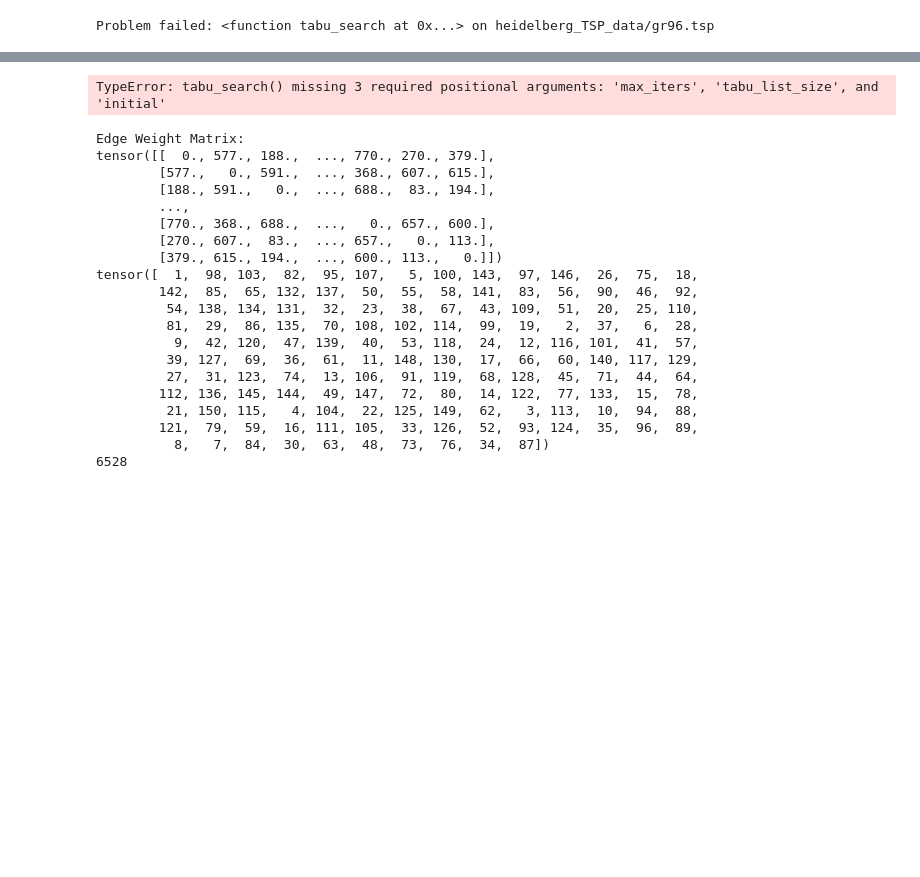
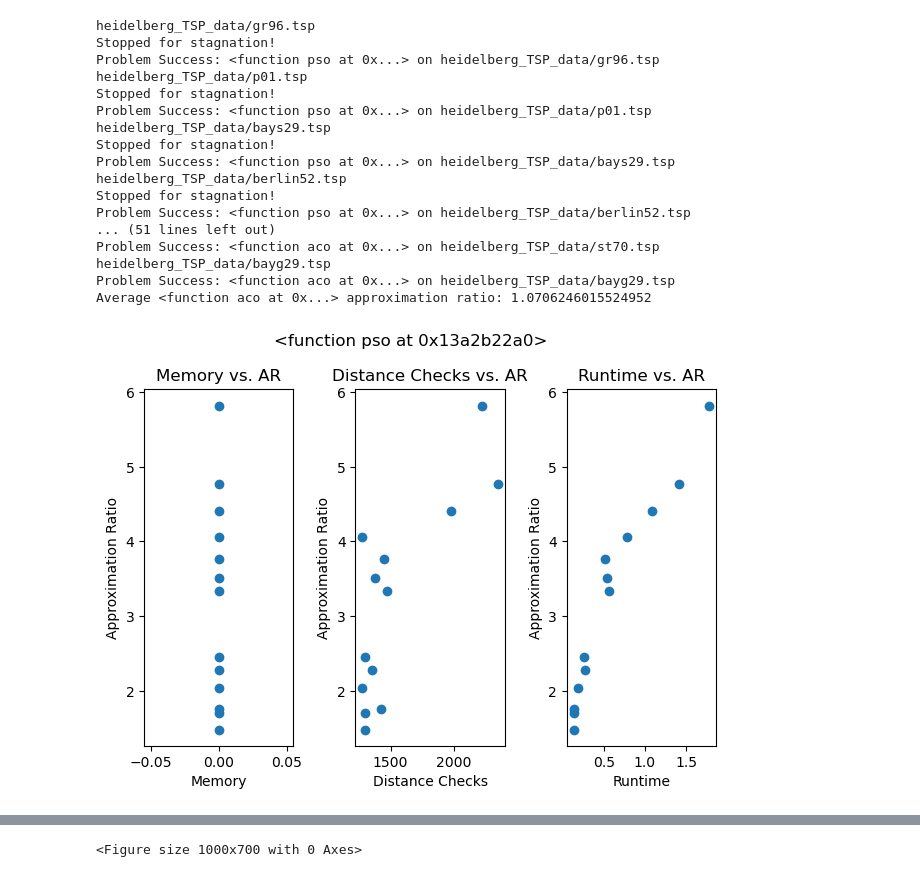
Before and after one commit to conorwell/neural_tsp, a Jupyter notebook: tsp_testing.ipynb, the cells around one changed output, grey strips where cells are left out. Drawn from its saved outputs; the diff is of its cells as text; code cells hidden in the pictures; blank space fills up the shorter version.

Commit message:
integration with aco and pso, added some problems to data directory

```diff
--- a/tsp_testing.ipynb
+++ b/tsp_testing.ipynb
@@ -66,7 +68,7 @@ def generatePlots(results):
     fig.tight_layout()
 # %%
 #collect techniques in list
-techniques = [tabu_search]
+techniques = [pso, aco]
 
 #fill problems list
 """
@@ -74,32 +76,52 @@ directory = 'heidelberg_TSP_data'
 problems = fill_problems(directory)
 """
 
 # run each function on many problems to compare results
 for t in techniques:
     figs = []
     # run each problem on the technique
     results = {'memory' : [], 'runtime': [], 'func_evals': [], 'closeness': []}
-    for p in problems:
+    for p in short_problems:
+        print(p.file)
         try:
             #take data and add to list for plotting purposes
             r = getData(t,p)
             results['memory'].append(r['memory'])
             results['func_evals'].append(r['func_evals'])
             results['runtime'].append(r['runtime'])
             results['closeness'].append(r['closeness'])
+            print(f'Problem Success: {t} on {p.file}')
         except:
            print(f'Problem failed: {t} on {p.file}')
+           """uncomment this line to debug algorithms"""
            r = getData(t,p)
 
     #for each function, generate a subfigure with each plot
     results['technique'] = t
     figs.append(generatePlots(results))
     print(f'Average {t} approximation ratio: {mean(results['closeness'])}')
 
 
 
 fig = plt.figure(figsize=(10, 7))
 (figs[0]) = fig.subfigures(3, 1)
 plt.show()
 # %% [output]
-Problem failed: <function tabu_search at 0x...> on heidelberg_TSP_data/gr96.tsp
+heidelberg_TSP_data/gr96.tsp
+Stopped for stagnation!
+Problem Success: <function pso at 0x...> on heidelberg_TSP_data/gr96.tsp
+heidelberg_TSP_data/p01.tsp
+Stopped for stagnation!
+Problem Success: <function pso at 0x...> on heidelberg_TSP_data/p01.tsp
+heidelberg_TSP_data/bays29.tsp
+Stopped for stagnation!
+Problem Success: <function pso at 0x...> on heidelberg_TSP_data/bays29.tsp
+heidelberg_TSP_data/berlin52.tsp
+Stopped for stagnation!
+Problem Success: <function pso at 0x...> on heidelberg_TSP_data/berlin52.tsp
+... (51 lines left out)
+Problem Success: <function aco at 0x...> on heidelberg_TSP_data/st70.tsp
+heidelberg_TSP_data/bayg29.tsp
+Problem Success: <function aco at 0x...> on heidelberg_TSP_data/bayg29.tsp
+Average <function aco at 0x...> approximation ratio: 1.0706246015524952
+[figure, added]
@@ -106,4 +129,4 @@ Problem failed: <function tabu_search at 0x...> on heidelberg_TSP_data/gr96.tsp
-TypeError: tabu_search() missing 3 required positional arguments: 'max_iters', 'tabu_list_size', and 'initial'
+<Figure size 1000x700 with 0 Axes>
 # %%
 def sortedTechnique(e_matrix):
     res = torch.tensor(range(1,e_matrix.shape[0]+1))
@@ -118,50 +141,6 @@ class Problem:
         self.solution = solution
         self.solution_length = solution_length
         self.file = tspfile
-# %%
-optimal_tour_distance = tsp_data_util.optimal_tour_distance
-tsp_file = 'heidelberg_TSP_data/ch150.tsp'  # coord matrix
-
-weight_matrix = tsp_data_util.generate_edge_weight_matrix(tsp_file)
-print("Edge Weight Matrix:")
-print(weight_matrix)
-
-opt_solution_tour = tsp_data_util.get_optimal_tour(tsp_file)
-print(opt_solution_tour)
-
-opt_solution_length = tsp_data_util.get_tour_length(tsp_file, opt_solution_tour)
-print(opt_solution_length)
-
-p1 = Problem(weight_matrix, opt_solution_tour, opt_solution_length, tsp_file)
-
-
-tsp_file = 'heidelberg_TSP_data/a280.tsp'  # coord matrix
-weight_matrix = tsp_data_util.generate_edge_weight_matrix(tsp_file)
-opt_solution_tour = tsp_data_util.get_optimal_tour(tsp_file)
-opt_solution_length = tsp_data_util.get_tour_length(tsp_file, opt_solution_tour)
-
-p2 = Problem(weight_matrix, opt_solution_tour, opt_solution_length, tsp_file)
-# %% [output]
-Edge Weight Matrix:
-tensor([[  0., 577., 188.,  ..., 770., 270., 379.],
-        [577.,   0., 591.,  ..., 368., 607., 615.],
-        [188., 591.,   0.,  ..., 688.,  83., 194.],
-        ...,
-        [770., 368., 688.,  ...,   0., 657., 600.],
-        [270., 607.,  83.,  ..., 657.,   0., 113.],
-        [379., 615., 194.,  ..., 600., 113.,   0.]])
-tensor([  1,  98, 103,  82,  95, 107,   5, 100, 143,  97, 146,  26,  75,  18,
-        142,  85,  65, 132, 137,  50,  55,  58, 141,  83,  56,  90,  46,  92,
-         54, 138, 134, 131,  32,  23,  38,  67,  43, 109,  51,  20,  25, 110,
-         81,  29,  86, 135,  70, 108, 102, 114,  99,  19,   2,  37,   6,  28,
-          9,  42, 120,  47, 139,  40,  53, 118,  24,  12, 116, 101,  41,  57,
-         39, 127,  69,  36,  61,  11, 148, 130,  17,  66,  60, 140, 117, 129,
-         27,  31, 123,  74,  13, 106,  91, 119,  68, 128,  45,  71,  44,  64,
-        112, 136, 145, 144,  49, 147,  72,  80,  14, 122,  77, 133,  15,  78,
-         21, 150, 115,   4, 104,  22, 125, 149,  62,   3, 113,  10,  94,  88,
-        121,  79,  59,  16, 111, 105,  33, 126,  52,  93, 124,  35,  96,  89,
-          8,   7,  84,  30,  63,  48,  73,  76,  34,  87])
-6528
 # %%
 def fill_problems(directory):
     problems = []
```
Also changed, not shown: parts of 9 cells of this notebook, 5 other files.
